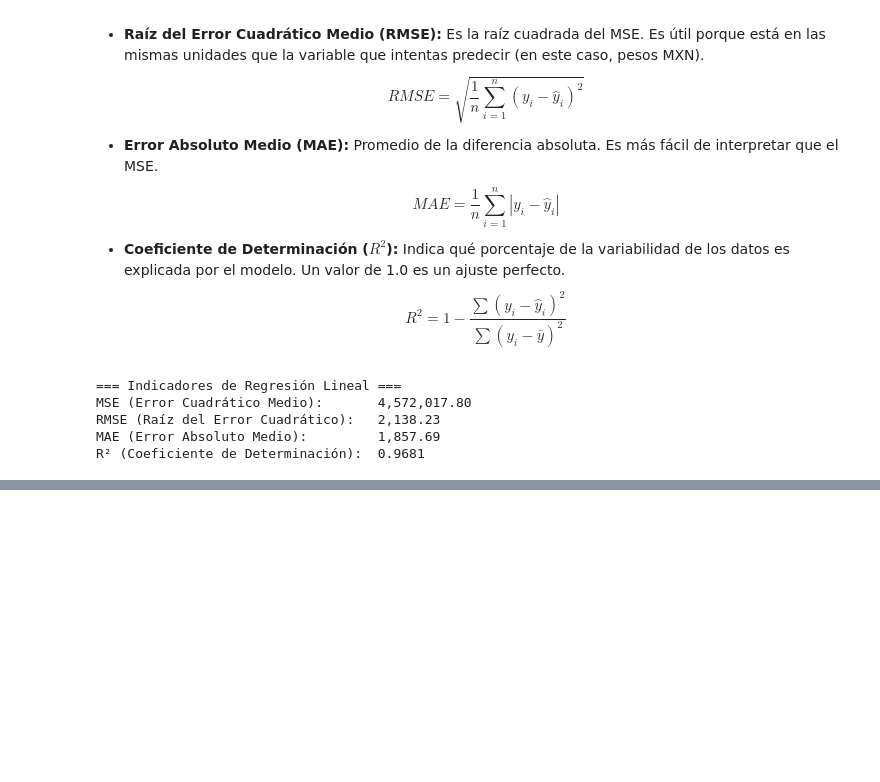
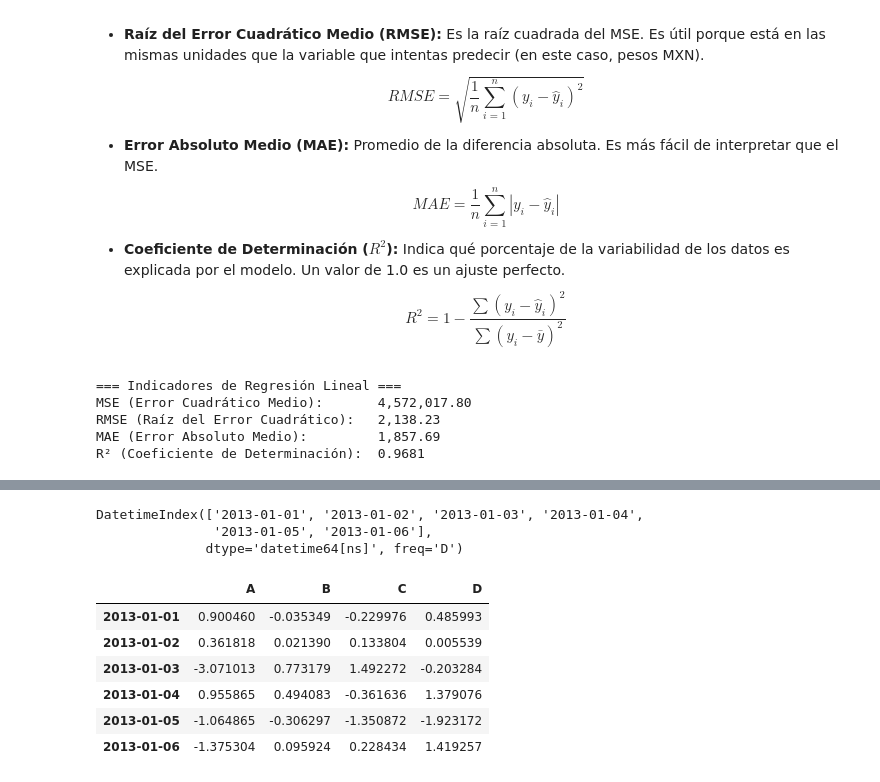
Before and after one commit to MartinZuniga178166/MartinZuniga_MineriaDatos, a Jupyter notebook: Mineria_Datos_178166.ipynb, the cells around one changed output, grey strips where cells are left out. Saved outputs shown, nothing was run; the diff lists cells and outputs as text; code cells hidden in the pictures; blank space fills up the shorter version.

```diff
--- a/Mineria_Datos_178166.ipynb
+++ b/Mineria_Datos_178166.ipynb
@@ -920,0 +941,6 @@ R² (Coeficiente de Determinación):  0.9681
+# %%
+dates
+# %% [output]
+DatetimeIndex(['2013-01-01', '2013-01-02', '2013-01-03', '2013-01-04',
+               '2013-01-05', '2013-01-06'],
+              dtype='datetime64[ns]', freq='D')
@@ -920,0 +949,10 @@ R² (Coeficiente de Determinación):  0.9681
+# %%
+df #generamos datafram usando num aleatorios, gemerando 6 renglones de 4 columnas, las columnas las usamos como ABCD
+# %% [output]
+|  | A | B | C | D |
+| 2013-01-01 | 0.900460 | -0.035349 | -0.229976 | 0.485993 |
+| 2013-01-02 | 0.361818 | 0.021390 | 0.133804 | 0.005539 |
+| 2013-01-03 | -3.071013 | 0.773179 | 1.492272 | -0.203284 |
+| 2013-01-04 | 0.955865 | 0.494083 | -0.361636 | 1.379076 |
+| 2013-01-05 | -1.064865 | -0.306297 | -1.350872 | -1.923172 |
+| 2013-01-06 | -1.375304 | 0.095924 | 0.228434 | 1.419257 |
```
Also changed, not shown: parts of 19 cells of this notebook.
